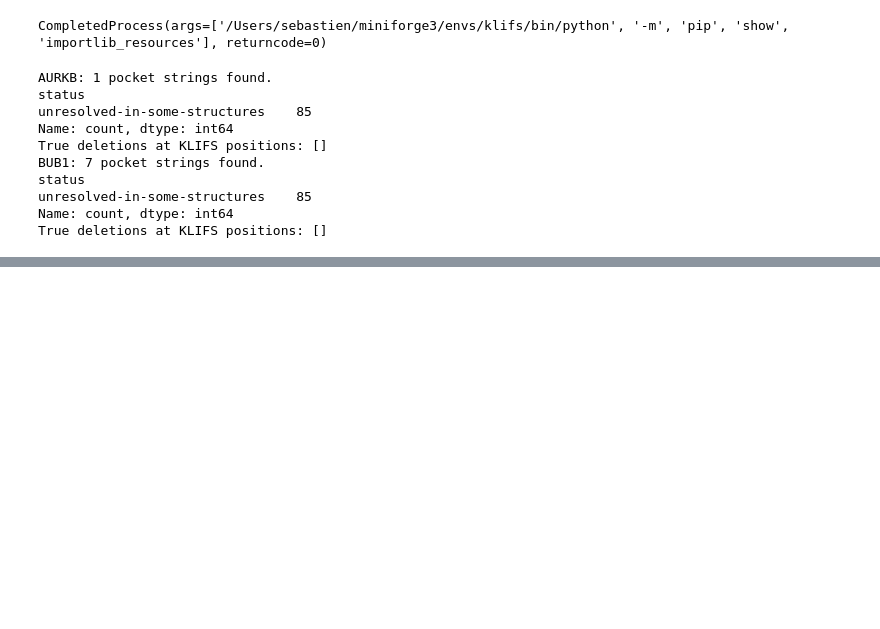
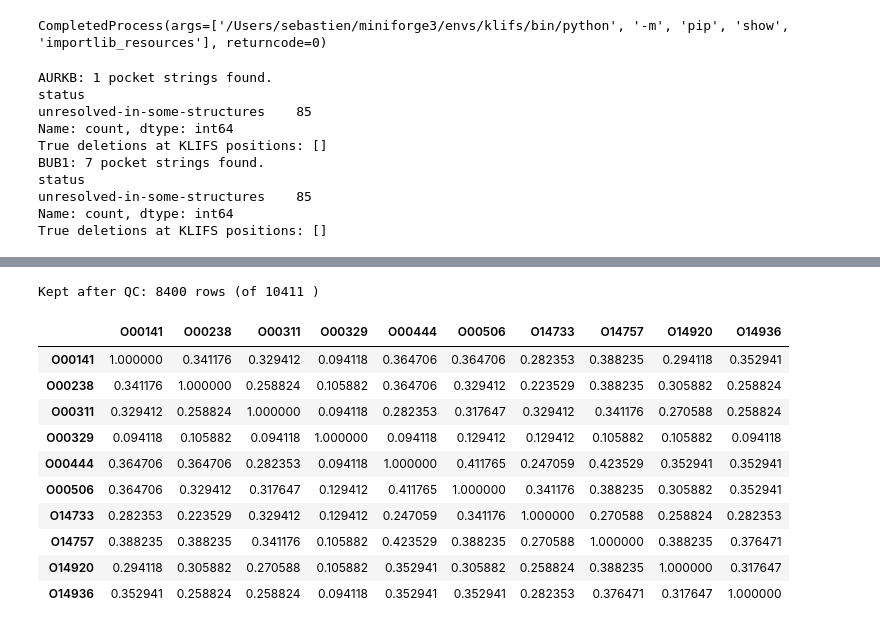
Before and after one commit to ssueron/graphdta, a Jupyter notebook: klifs_api.ipynb, the cells around one changed output, grey strips where cells are left out. Cells and saved outputs as stored; diff of their text form; code cells hidden in the pictures; blank space fills up the shorter version.

```diff
--- a/klifs_api.ipynb
+++ b/klifs_api.ipynb
@@ -381,0 +649,33 @@ Unique UniProt → KLIFS mappings: 542
+# %%
+# suggest a baseline QC filter (tune as you like)
+qc = df.copy()
+qc = qc[(qc["quality_score"] >= 6) & (qc["resolution"] <= 2.8) & (qc["dash_count"] <= 8)]
+print("Kept after QC:", len(qc), "rows (of", len(df), ")")
+
+# redo representatives or consensus on 'qc' instead of 'df' if you want stricter inputs
+# %% [output]
+Kept after QC: 8400 rows (of 10411 )
+# %%
+# build a dict of consensus sequences (no dashes)
+seqs = {r.uniprot_id: r.consensus_85aa.replace("-","") for r in cons_df.itertuples() if isinstance(r.consensus_85aa,str)}
+ids = sorted(seqs.keys())
+def pid(a,b):
+    la, lb = len(a), len(b)
+    L = min(la, lb)
+    if L == 0: return np.nan
+    return sum(aa==bb for aa,bb in zip(a[:L], b[:L]))/L
+mat = pd.DataFrame([[pid(seqs[i],seqs[j]) for j in ids] for i in ids], index=ids, columns=ids)
+mat.to_csv("klifs_consensus_pairwise_identity.csv")
+display(mat.iloc[:10,:10])
+# %% [output]
+|  | O00141 | O00238 | O00311 | O00329 | O00444 | O00506 | O14733 | O14757 | O14920 | O14936 |
+| O00141 | 1.000000 | 0.341176 | 0.329412 | 0.094118 | 0.364706 | 0.364706 | 0.282353 | 0.388235 | 0.294118 | 0.352941 |
+| O00238 | 0.341176 | 1.000000 | 0.258824 | 0.105882 | 0.364706 | 0.329412 | 0.223529 | 0.388235 | 0.305882 | 0.258824 |
+| O00311 | 0.329412 | 0.258824 | 1.000000 | 0.094118 | 0.282353 | 0.317647 | 0.329412 | 0.341176 | 0.270588 | 0.258824 |
+| O00329 | 0.094118 | 0.105882 | 0.094118 | 1.000000 | 0.094118 | 0.129412 | 0.129412 | 0.105882 | 0.105882 | 0.094118 |
+| O00444 | 0.364706 | 0.364706 | 0.282353 | 0.094118 | 1.000000 | 0.411765 | 0.247059 | 0.423529 | 0.352941 | 0.352941 |
+| O00506 | 0.364706 | 0.329412 | 0.317647 | 0.129412 | 0.411765 | 1.000000 | 0.341176 | 0.388235 | 0.305882 | 0.352941 |
+| O14733 | 0.282353 | 0.223529 | 0.329412 | 0.129412 | 0.247059 | 0.341176 | 1.000000 | 0.270588 | 0.258824 | 0.282353 |
+| O14757 | 0.388235 | 0.388235 | 0.341176 | 0.105882 | 0.423529 | 0.388235 | 0.270588 | 1.000000 | 0.388235 | 0.376471 |
+| O14920 | 0.294118 | 0.305882 | 0.270588 | 0.105882 | 0.352941 | 0.305882 | 0.258824 | 0.388235 | 1.000000 | 0.317647 |
+| O14936 | 0.352941 | 0.258824 | 0.258824 | 0.094118 | 0.352941 | 0.352941 | 0.282353 | 0.376471 | 0.317647 | 1.000000 |
```
Also changed, not shown: parts of 6 cells of this notebook, 7 other files.
